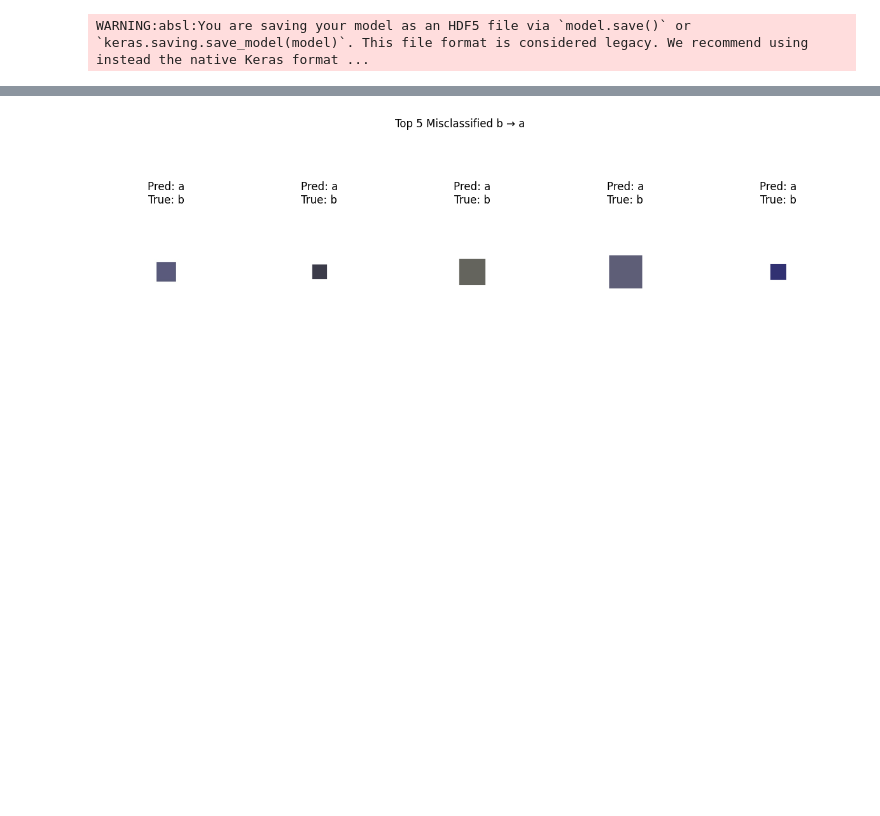
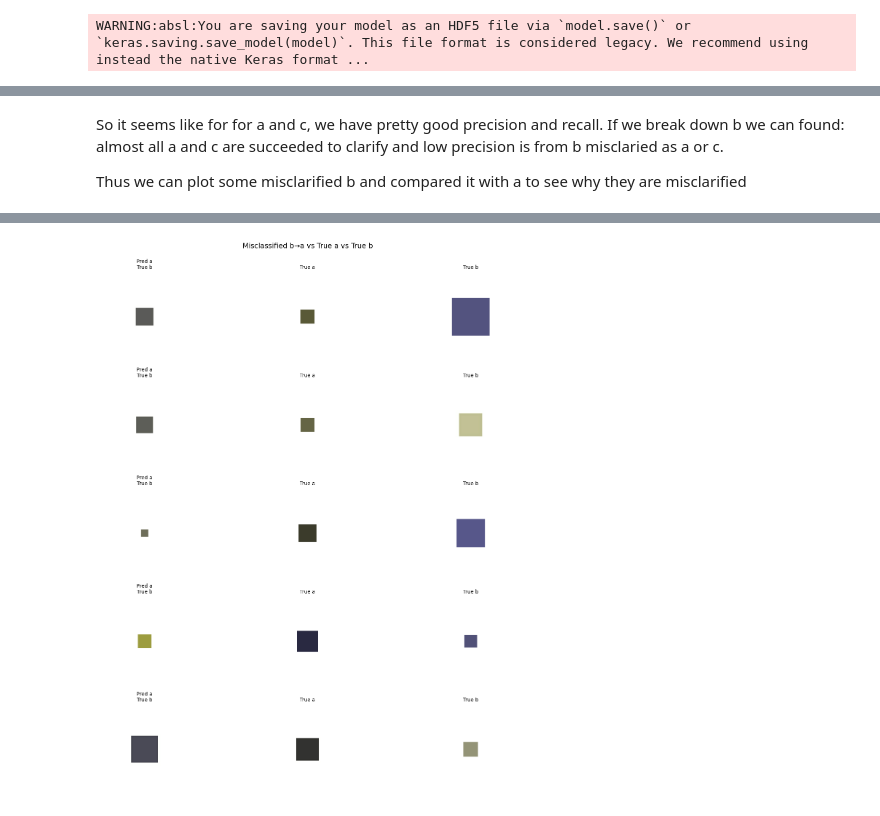
Before and after one commit to linyunhe/apple_case_study, a Jupyter notebook: apple_case_study.ipynb, the cells around one changed output, grey strips where cells are left out. Cells and saved outputs as stored; diff of their text form; code cells hidden in the pictures; blank space fills up the shorter version.

```diff
--- a/apple_case_study.ipynb
+++ b/apple_case_study.ipynb
@@ -170,18 +213,3 @@ plt.show()
 model.save('conv_v1.h5')  # save model
 # %% [output]
 WARNING:absl:You are saving your model as an HDF5 file via `model.save()` or `keras.saving.save_model(model)`. This file format is considered legacy. We recommend using instead the native Keras format ...
-# %%
-from tensorflow.keras.callbacks import EarlyStopping
-
-early_stop = EarlyStopping(
-    monitor='val_accuracy',
-    patience=3,
-    restore_best_weights=True
-)
-
-history = model.fit(
-    train_ds,
-    validation_data=test_ds,
-    epochs=20,
-    callbacks=[early_stop]
-)
@@ -227,4 +215,0 @@ plt.show()
-# %%
-from tensorflow.keras.models import load_model
-
-model = load_model('conv_v1.h5')
@@ -278,5 +273,11 @@ plt.show()
+# %% [markdown]
+So it seems like for for a and c, we have pretty good precision and recall. If we break down b we can found:
+almost all a and c are succeeded to clarify and low precision is from b misclaried as a or c.
+
+Thus we can plot some misclarified b and compared it with a to see why they are misclarified
 # %%
 import matplotlib.pyplot as plt
+import numpy as np
 
 test_images = []
 test_labels = []
@@ -285,19 +286,52 @@ for images, labels in test_ds:
     test_images.extend(images)
     test_labels.extend(labels.numpy())
 
+# predict
 preds = model.predict(tf.stack(test_images))
 pred_labels = tf.argmax(preds, axis=1).numpy()
-true_labels = tf.argmax(test_labels, axis=1)
+true_labels = tf.argmax(test_labels, axis=1).numpy()
 
-wrong_idx = [i for i, (t, p) in enumerate(zip(true_labels, pred_labels)) if t == 1 and p == 0]
+# focus on a and b
+class_index_a = 0
+class_index_b = 1
 
-# visualization the top 5
-plt.figure(figsize=(15, 5))
-for i, idx in enumerate(wrong_idx[:5]):
-    plt.subplot(1, 5, i + 1)
-    plt.imshow(test_images[idx].numpy().astype("uint8"))
+# b misclarify as a
+wrong_idx = [i for i, (t, p) in enumerate(zip(true_labels, pred_labels)) if t == class_index_b and p == class_index_a]
+
+# true a
+true_a_idx = [i for i, (t, p) in enumerate(zip(true_labels, pred_labels)) if t == class_index_a and p == class_index_a]
+
+# true b
+true_b_idx = [i for i, (t, p) in enumerate(zip(true_labels, pred_labels)) if t == class_index_b and p == class_index_b]
+
+# pick top 5 to compare
+num_samples = min(5, len(wrong_idx), len(true_a_idx), len(true_b_idx))
+
+plt.figure(figsize=(15, 3 * num_samples))
+
+for i in range(num_samples):
+    #（Pred a, True b）
+    idx_wrong = wrong_idx[i]
+    plt.subplot(num_samples, 3, i * 3 + 1)
+    plt.imshow(test_images[idx_wrong].numpy().astype("uint8"))
     plt.axis('off')
-    plt.title(f"Pred: a\nTrue: b")
-plt.suptitle("Top 5 Misclassified b → a")
+    plt.title("Pred a\nTrue b", fontsize=10)
+
+    # true a
+    idx_a = true_a_idx[i]
+    plt.subplot(num_samples, 3, i * 3 + 2)
+    plt.imshow(test_images[idx_a].numpy().astype("uint8"))
+    plt.axis('off')
+    plt.title("True a", fontsize=10)
+
+    # true b
+    idx_b = true_b_idx[i]
+    plt.subplot(num_samples, 3, i * 3 + 3)
+    plt.imshow(test_images[idx_b].numpy().astype("uint8"))
+    plt.axis('off')
+    plt.title("True b", fontsize=10)
+
+plt.tight_layout()
+plt.suptitle("Misclassified b→a vs True a vs True b", fontsize=14, y=1.02)
 plt.show()
 # %% [output]
@@ -305 +339 @@ plt.show()
-[figure, old version]
+[figure, new version]
```
Also changed, not shown: parts of 31 cells of this notebook.
